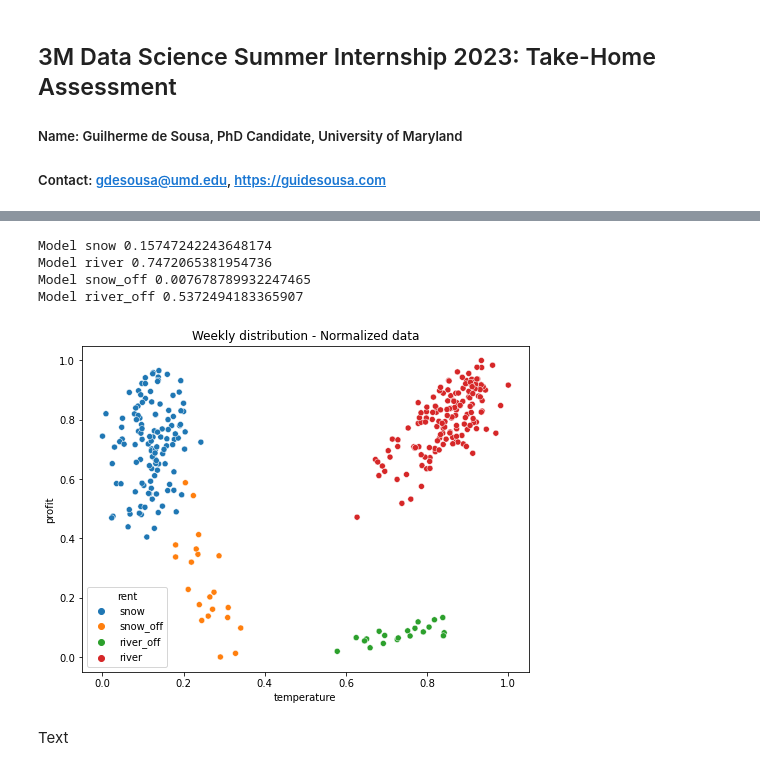
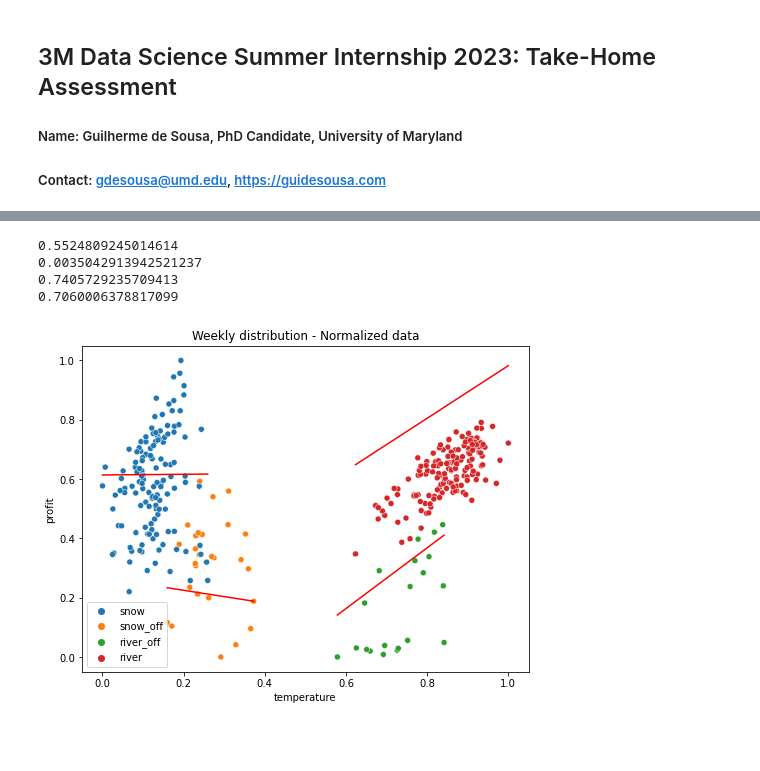
Before and after one commit to gdesousa2/intern-take-home-assessment, a Jupyter notebook: 3m_assessment_gdesousa.ipynb, the cells around one changed output, grey strips where cells are left out. Cells and saved outputs as stored; diff of their text form; code cells hidden in the pictures; blank space fills up the shorter version.

```diff
--- a/3m_assessment_gdesousa.ipynb
+++ b/3m_assessment_gdesousa.ipynb
@@ -209,17 +287,8 @@ Text
 # %%
-# Correlation Matrix for normalized Dt=daily profit dataframe
-fig = plt.figure(figsize=(12, 6))
-h = sns.heatmap(df_profit_norm_weekly.corr())
-#plt.xticks(range(df_profit_norm.select_dtypes(['number']).shape[1]), df_profit_norm.select_dtypes(['number']).columns, fontsize=14, rotation=45)
-#plt.yticks(range(df_profit_norm.select_dtypes(['number']).shape[1]), df_profit_norm.select_dtypes(['number']).columns, fontsize=14)
-#cb = plt.colorbar()
-#cb.ax.tick_params(labelsize=14)
-h.set_title('Correlation Matrix - Weekly window', fontsize=16)
-
 # Profit correlation to the other variables
 df_cor = pd.DataFrame()
-for rent in ['snow', 'river']:
-    df_cor[rent] = df_profit_norm_weekly[df_profit_norm_weekly['rent']==rent].drop('weekofyear',axis=1).corr()['profit'].drop('profit')
+for label in ['snow', 'snow_off', 'river', 'river_off']:
+    df_cor[label] = df_profit_norm_kmeans[df_profit_norm_kmeans['rent_season']==label].drop(['weekofyear','season'],axis=1).corr()['profit'].drop('profit')
 df_cor.plot.bar(figsize=(12, 6))
 #df_nor[df_nor['rent']=='river'].corr()['profit'].drop('profit').plot.bar()
 plt.title('Profit correlation - Weekly window')
@@ -278,55 +300,51 @@ Text
 # %%
 # Linear Regression Model
 from sklearn.linear_model import LinearRegression
 from sklearn.model_selection import train_test_split
 
 # Remove outliners
-df = df_profit_norm_weekly.copy()
-df['rent'] = df[['rent', 'profit', 'temperature']].apply(lambda x: 'outliers' if (x['temperature'] < 0.4) & (x['rent'] == 'river_off') else x['rent'], axis=1)
-df['rent'] = df[['rent', 'profit', 'temperature']].apply(lambda x: 'outliers' if (x['profit'] < 0.2) & (x['temperature'] < 0.2) & (x['rent'] == 'snow_off') else x['rent'], axis=1)
-df['rent'] = df[['rent', 'profit', 'temperature']].apply(lambda x: 'outliers' if (x['profit'] < 0.4) & (x['rent'] == 'snow') else x['rent'], axis=1)
+df = df_profit_norm_kmeans.copy()
+#df['rent_season'] = df[['rent_season', 'profit', 'temperature']].apply(lambda x: 'snow_off' if (x['profit'] < 0.6) & (x['rent_season'] == 'snow')
+#    else x['rent_season'], axis=1)
+#df['rent_season'] = df[['rent_season', 'profit', 'temperature']].apply(lambda x: 'river' if (x['temperature'] > 0.4) & (x['rent_season'] == 'river_off')
+#    else x['rent_season'], axis=1)
+#df['rent_season'] = df[['rent', 'profit', 'temperature']].apply(lambda x: 'outliers' if (x['profit'] < 0.2) & (x['temperature'] < 0.2) & (x['rent'] == 'snow_off')
+#   else x['rent'], axis=1)
+#df['rent_season'] = df[['rent', 'profit', 'temperature']].apply(lambda x: 'outliers' if (x['profit'] < 0.4) & (x['rent'] == 'snow')
+#   else x['rent'], axis=1)
 
 # Plot dataframe distribution
 plt.figure(figsize=(8,6))
-s = sns.scatterplot(data=df[df['rent'] != 'outliers'], x='temperature', y='profit', hue='rent')
+s = sns.scatterplot(data=df[df['rent_season'] != 'outliers'], x='temperature', y='profit', hue='rent_season')
 s.set_title('Weekly distribution - Normalized data')
 
 # Train-Test data
 # Season dependent model
 # River tubing and Snow tubing
-model = {}
-for label in ['snow','river','snow_off','river_off']:
-    x = df.loc[df['rent']==label,['temperature','cloudy','precipitation']].to_numpy()
-    #x = df.loc[df['rent']==rent,['temperature']].to_numpy()
-    y = df.loc[df['rent']==label,'profit'].to_numpy()
+model_rent = {}
+model_vars = ['temperature', 'precipitation','cloudy','humidity','pressure']
+for label in ['snow', 'snow_off', 'river', 'river_off']:
+    x = df.loc[df['rent_season']==label,model_vars].to_numpy()
+    y = df.loc[df['rent_season']==label,'profit'].to_numpy()
     y = y.reshape(-1, 1)
 
     # Linear model training
     xtrain, xtest, ytrain, ytest = train_test_split(x, y, test_size=0.2, random_state=42)
 
     # Model Fit + Prediction
-    model[label] = LinearRegression()
-    model[label].fit(xtrain, ytrain)
-    ypred = model[label].predict(xtest)
+    model_rent[label] = LinearRegression()
+    model_rent[label].fit(xtrain, ytrain)
+    ypred = model_rent[label].predict(xtest)
     ypred = ypred.reshape(1,-1)[0]
-    print('Model',label,model[label].score(xtest,ytest))
+    print(model_rent[label].score(xtest,ytest))
 
     # Plotting linear regression
-    #line_x = np.linspace(x[:,0].min(), x[:,0].max(), 100)
-    #line_y = model[label].intercept_[0] + model[label].coef_[0][0]*line_x
-    #sns.lineplot(x=line_x, y=line_y, linestyle='-', color='red')
-    #sns.lineplot(x=xtest[:,0], y=ypred, linestyle='-', color='red')
-
-# Predict profit for new locations
-new_loc = [11,12,13]
-df_weather_new_loc = df_weather[df_weather['location_id'].isin(new_loc)]
-df_weather_new_loc_weekly = df_weather_new_loc.groupby([df_weather_new_loc['location_id'], df_weather_new_loc['date'].dt.isocalendar().week], as_index=False).agg('mean')
-df_weather_new_loc_weekly['rent'] = df_weather_new_loc_weekly['temperature'].apply(lambda x: 'snow' if x < 32 else 'river')
+    line_x = np.linspace(x[:,0].min(), x[:,0].max(), 100)
+    line_y = model_rent[label].intercept_[0] + model_rent[label].coef_[0][0]*line_x
+    sns.lineplot(x=line_x, y=line_y, linestyle='-', color='red')
 # %% [output]
-Model snow 0.15747242243648174
-Model river 0.7472065381954736
-Model snow_off 0.007678789932247465
-Model river_off 0.5372494183365907
+0.5524809245014614
+0.0035042913942521237
+0.7405729235709413
+0.7060006378817099
-[figure, old version]
+[figure, new version]
-# %% [markdown]
-Text
```
Also changed, not shown: parts of 35 cells of this notebook.
